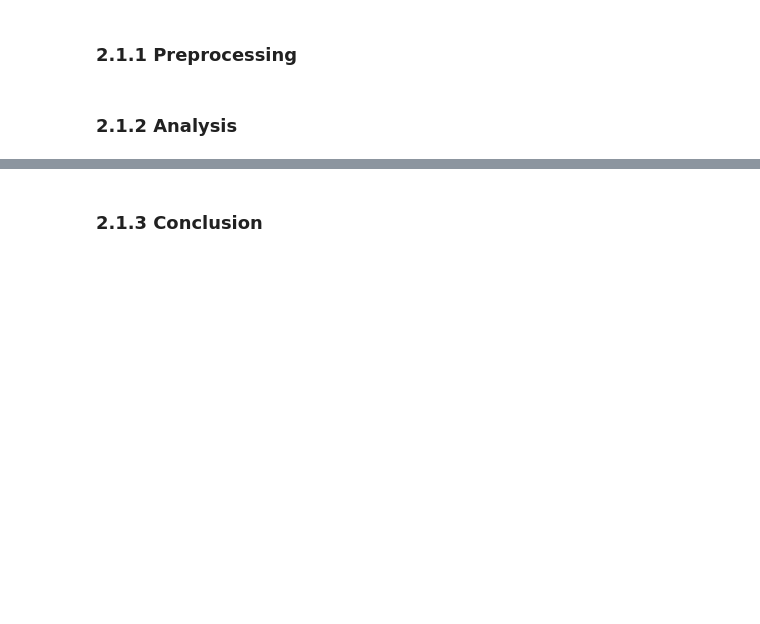
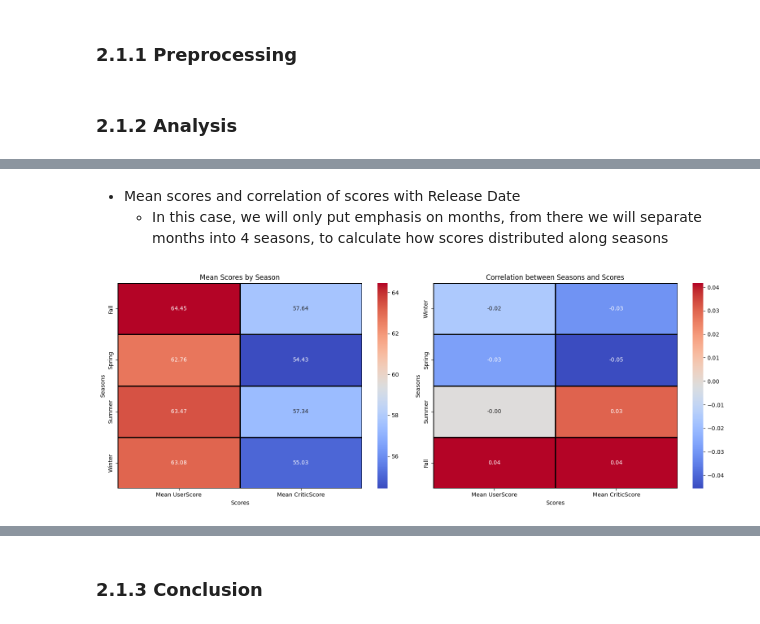
Before and after one commit to truongthuankiet1990gmailcom/Intro2DS---HCMUS---2024, a Jupyter notebook: Questions/Questions.ipynb, the cells around one changed output, grey strips where cells are left out. Drawn from its saved outputs; the diff is of its cells as text; code cells hidden in the pictures; blank space fills up the shorter version.

```diff
--- a/Questions/Questions.ipynb
+++ b/Questions/Questions.ipynb
@@ -73,0 +190,53 @@ What are the primary factors influencing critic and user scores?
+# %% [markdown]
+- Mean scores and correlation of scores with Release Date
+    - In this case, we will only put emphasis on months, from there we will separate months into 4 seasons, to calculate how scores distributed along seasons
+# %%
+
+# Map months to seasons
+season_map = {
+    12: 'Winter', 1: 'Winter', 2: 'Winter',
+    3: 'Spring', 4: 'Spring', 5: 'Spring',
+    6: 'Summer', 7: 'Summer', 8: 'Summer',
+    9: 'Fall', 10: 'Fall', 11: 'Fall'
+}
+data_q1['Season'] = data_q1['Release Month'].map(season_map)
+
+# Define the columns for scores
+scores_columns = ['Mean UserScore', 'Mean CriticScore']
+
+# One-hot encode the seasons
+season_dummies = pd.get_dummies(data_q1['Season'])
+
+# Concatenate one-hot-encoded seasons and scores
+correlation_data = pd.concat([data_q1[scores_columns], season_dummies], axis=1)
+
+# Calculate the correlation matrix
+correlation_matrix = correlation_data.corr()
+
+# Extract correlations of seasons with scores
+season_score_correlation = correlation_matrix.loc[
+    ['Winter', 'Spring', 'Summer', 'Fall'], scores_columns
+]
+
+season_scores_means = data_q1.groupby('Season')[scores_columns].mean()
+
+# Create subplots
+fig, ax = plt.subplots(1, 2, figsize=(16, 6))
+
+# Left Plot: Mean Scores by Season
+sns.heatmap(season_scores_means, annot=True, cmap='coolwarm', fmt=".2f", linewidths=1, linecolor='black', ax=ax[0])
+ax[0].set_title('Mean Scores by Season')
+ax[0].set_xlabel('Scores')
+ax[0].set_ylabel('Seasons')
+
+# Right Plot: Correlation between Seasons and Scores
+sns.heatmap(season_score_correlation, annot=True, cmap='coolwarm', fmt=".2f", linewidths=1, linecolor='black', ax=ax[1])
+ax[1].set_title('Correlation between Seasons and Scores')
+ax[1].set_xlabel('Scores')
+ax[1].set_ylabel('Seasons')
+
+# Show the plot
+plt.tight_layout()
+plt.show()
+# %% [output]
+[figure, added]
```
Also changed, not shown: parts of 20 cells of this notebook.
